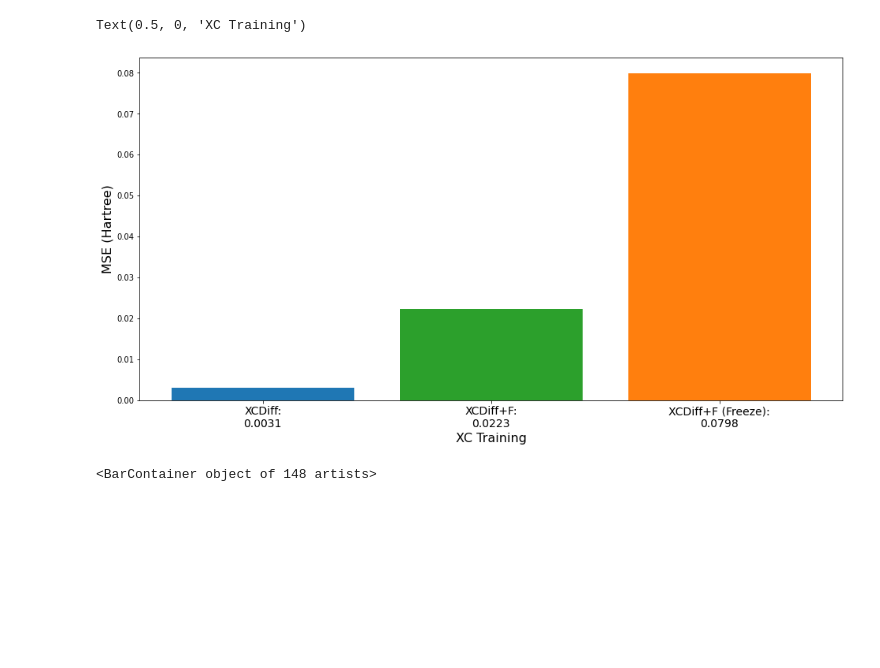
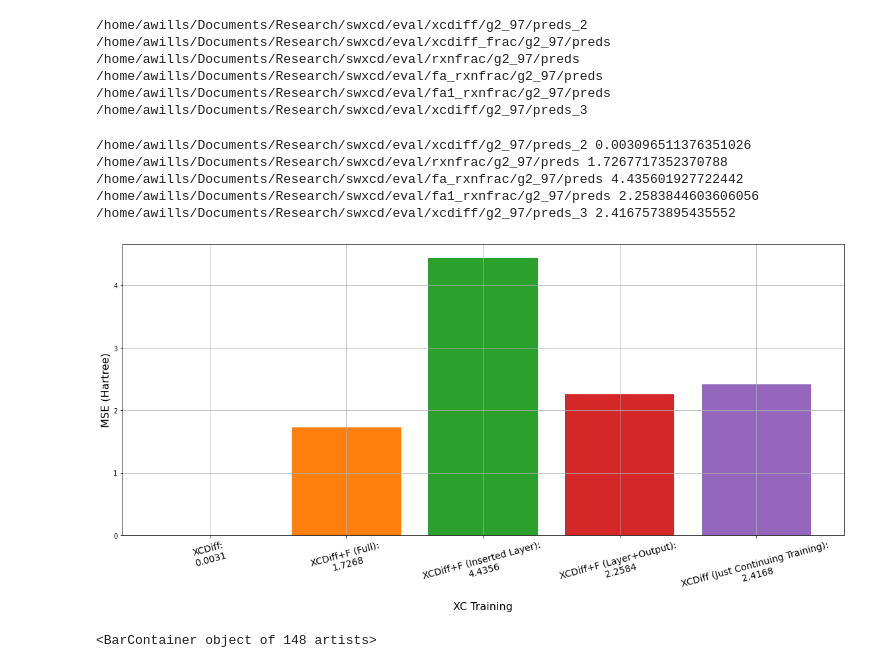
Before and after one commit to alecpwills/dpyscfl, a Jupyter notebook: notebooks/eval_graph.ipynb, the cells around one changed output. Cells and saved outputs as stored; diff of their text form; code cells hidden in the pictures; blank space fills up the shorter version.

```diff
--- a/notebooks/eval_graph.ipynb
+++ b/notebooks/eval_graph.ipynb
@@ -118,23 +124,22 @@ def KS(mol, method, model_path='', nxc_kind='grid', **kwargs):
 # %%
 ref = read('/home/awills/Documents/Research/swxcd/seawulf/g2_97_3/results.traj', ':')
-xcdp = '/home/awills/Documents/Research/swxcd/eval/xcdiff/g2_97/preds'
-xcdfp = '/home/awills/Documents/Research/swxcd/eval/xcdiff_frac/g2_97/predsmgga'
-xcdfpg = '/home/awills/Documents/Research/swxcd/eval/xcdiff_frac/g2_97/predsggatest'
-xcde = []
-xcdfe = []
-xcdfeg = []
+xcdp = '/home/awills/Documents/Research/swxcd/eval/xcdiff/g2_97/preds_2'
+xcdfp = '/home/awills/Documents/Research/swxcd/eval/xcdiff_frac/g2_97/preds'
+RFP = '/home/awills/Documents/Research/swxcd/eval/rxnfrac/g2_97/preds'
+FRP = '/home/awills/Documents/Research/swxcd/eval/fa_rxnfrac/g2_97/preds'
+FR1P = '/home/awills/Documents/Research/swxcd/eval/fa1_rxnfrac/g2_97/preds'
+xcdcp = '/home/awills/Documents/Research/swxcd/eval/xcdiff/g2_97/preds_3'
+paths = [xcdp, xcdfp, RFP, FRP, FR1P, xcdcp]
+es = {p:[] for p in paths}
 ref_es = [at.calc.results['energy']/Hartree for at in ref]
 for idx,atom in enumerate(ref):
     pckl = '{}_{}.pckl'.format(idx, atom.symbols)
-    with open(xcdp+'/{}'.format(pckl), 'rb') as f:
-        e = pickle.load(f)
-    xcde.append(e['E'])
-    with open(xcdfp+'/{}'.format(pckl), 'rb') as f:
-        e = pickle.load(f)
-    xcdfe.append(e['E'])
-    with open(xcdfpg+'/{}'.format(pckl), 'rb') as f:
-        e = pickle.load(f)
-    xcdfeg.append(e['E'])
+    for key in list(es.keys()):
+        if idx == 0:
+            print(key)
+        with open(key+'/{}'.format(pckl), 'rb') as f:
+            e = pickle.load(f)
+        es[key].append(e['E'])
 
 n_atoms = [len(at.positions) for at in ref]
 def mse(ref_es, pred_es, n_atoms):
@@ -147,27 +152,47 @@ def mse(ref_es, pred_es, n_atoms):
     mse = np.mean(err)
     std = np.std(err)
     return ([np.sqrt(ierr) for ierr in err], mse, std)
+# %% [output]
+/home/awills/Documents/Research/swxcd/eval/xcdiff/g2_97/preds_2
+/home/awills/Documents/Research/swxcd/eval/xcdiff_frac/g2_97/preds
+/home/awills/Documents/Research/swxcd/eval/rxnfrac/g2_97/preds
+/home/awills/Documents/Research/swxcd/eval/fa_rxnfrac/g2_97/preds
+/home/awills/Documents/Research/swxcd/eval/fa1_rxnfrac/g2_97/preds
+/home/awills/Documents/Research/swxcd/eval/xcdiff/g2_97/preds_3
 # %%
-xcderr, xcdmse, xcdstd = mse(ref_es, xcde, n_atoms)
-xcdferr, xcdfmse, xcdfstd = mse(ref_es, xcdfe, n_atoms)
-xcdfgerr, xcdfgmse, xcdfgstd = mse(ref_es, xcdfeg, n_atoms)
-xcderra = np.array(xcderr)
-xcdferra = np.array(xcdferr)
-xcdfgerra = np.array(xcdfgerr)
+errd = {key: mse(ref_es, val, n_atoms) for key,val in es.items()}
+labels = {xcdp: 'XCDiff',
+         xcdfp: 'XCDiff+F (Only New Atoms)',
+         RFP:'XCDiff+F (Full)',
+         FRP:'XCDiff+F (Inserted Layer)',
+         FR1P:'XCDiff+F (Layer+Output)',
+         xcdcp:'XCDiff (Just Continuing Training)'}
 # %%
 f = plt.figure(figsize=(16,8))
 ax = f.add_subplot(111)
-xtlabs = ['XCDiff:\n{:3.4f}'.format(xcdmse),'XCDiff+F:\n{:3.4f}'.format(xcdfgmse),'XCDiff+F (Freeze):\n{:3.4f}'.format(xcdfmse)]
-ax.bar(1, xcdmse, label='XCDiff: {:3.4f}'.format(xcdmse))
-ax.bar(3, xcdfmse, label='XCDiff+F (Freeze): {:3.4f}'.format(xcdfmse))
-ax.bar(2, xcdfgmse, label='XCDiff+F: {:3.4f}'.format(xcdfgmse))
-ax.set_xticks([1,2,3])
-ax.set_xticklabels(xtlabs, fontsize=14)
+count = 1
+xtlabs = []
+ax.grid()
+for k,v in errd.items():
+    if k == xcdfp:
+        continue
+    print(k, v[1])
+    lab = labels[k]+':\n{:3.4f}'.format(v[1])
+    ax.bar(count, v[1], label=lab)
+    xtlabs.append(lab)
+    count += 1
+ax.set_xticks(np.arange(1, count))
+ax.set_xticklabels(xtlabs, fontsize=14, rotation=15)
 ax.set_ylabel("MSE (Hartree)", fontsize=16)
 ax.set_xlabel("XC Training", fontsize=16)
+plt.tight_layout()
 # %% [output]
-Text(0.5, 0, 'XC Training')
+/home/awills/Documents/Research/swxcd/eval/xcdiff/g2_97/preds_2 0.003096511376351026
+/home/awills/Documents/Research/swxcd/eval/rxnfrac/g2_97/preds 1.7267717352370788
+/home/awills/Documents/Research/swxcd/eval/fa_rxnfrac/g2_97/preds 4.435601927722442
+/home/awills/Documents/Research/swxcd/eval/fa1_rxnfrac/g2_97/preds 2.2583844603606056
+/home/awills/Documents/Research/swxcd/eval/xcdiff/g2_97/preds_3 2.4167573895435552
-[figure, old version]
+[figure, new version]
 # %%
 f = plt.figure(figsize=(16,8))
 ax = f.add_subplot(111)
```
Also changed, not shown: parts of 2 cells of this notebook, 8 other files.
